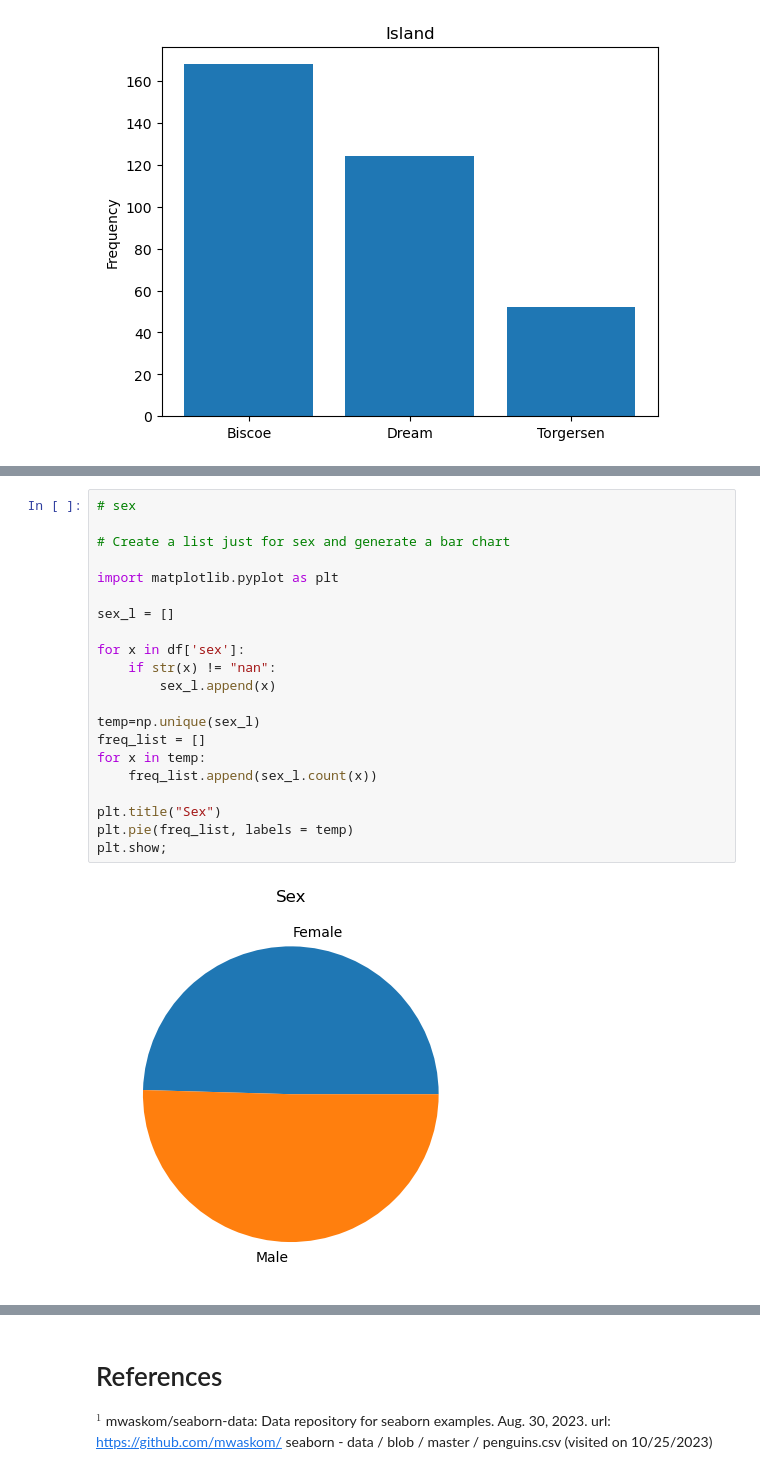
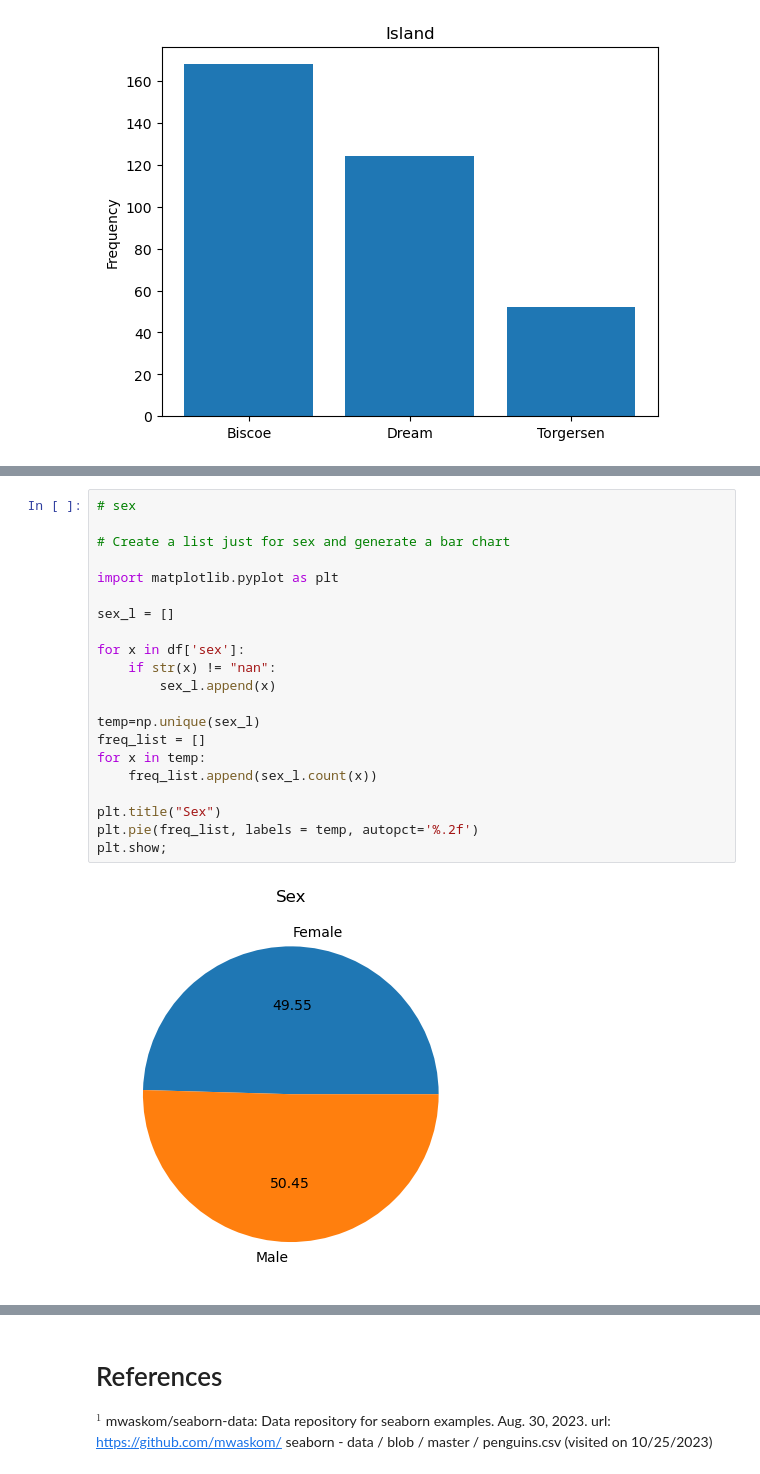
Before and after one commit to PeeBs68/fund_da, a Jupyter notebook: tasks.ipynb, the cells around one changed output, grey strips where cells are left out. Drawn from its saved outputs; the diff is of its cells as text.

Commit message:
Woking on plots for task5

```diff
--- a/tasks.ipynb
+++ b/tasks.ipynb
@@ -650,23 +653,23 @@ plt.show;
 # %%
 # sex
 
 # Create a list just for sex and generate a bar chart
 
 import matplotlib.pyplot as plt
 
 sex_l = []
 
 for x in df['sex']:
     if str(x) != "nan":
         sex_l.append(x)
 
 temp=np.unique(sex_l)
 freq_list = []
 for x in temp:
     freq_list.append(sex_l.count(x))
 
 plt.title("Sex")
-plt.pie(freq_list, labels = temp)
+plt.pie(freq_list, labels = temp, autopct='%.2f')
 plt.show;
 # %% [output]
-[figure, old version]
+[figure, new version]
```
Also changed, not shown: parts of 19 cells of this notebook.
